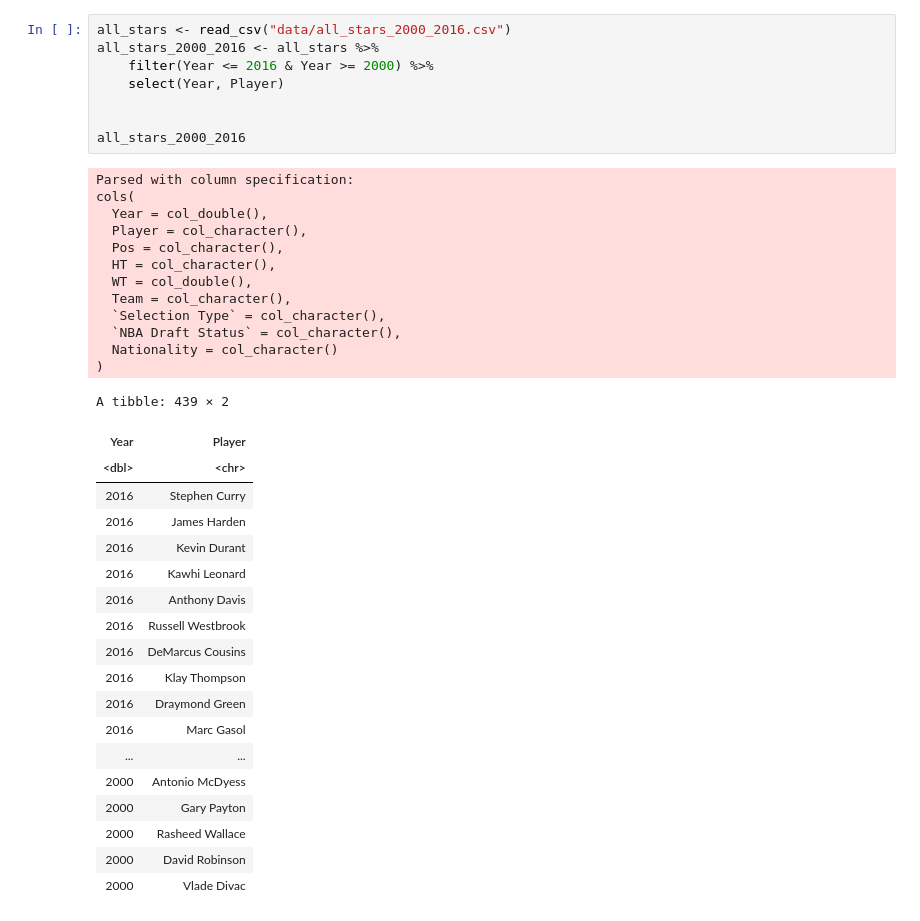
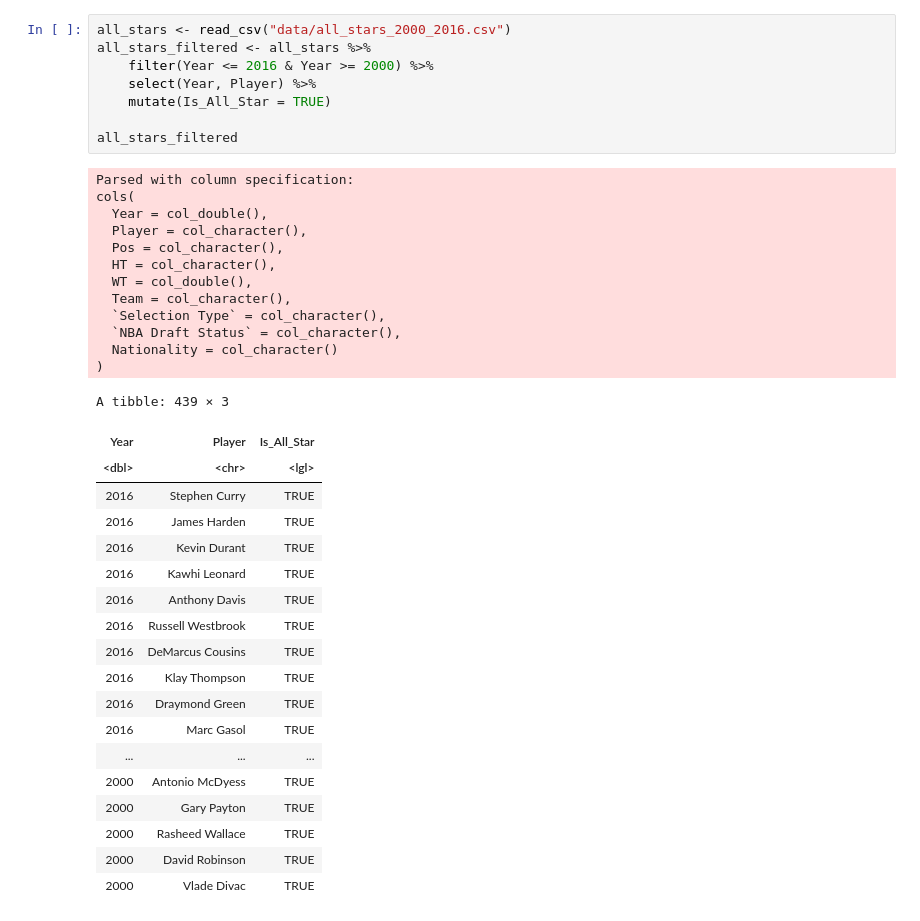
Before and after one commit to RayNguyent/DSCI-100-project, a Jupyter notebook: Untitled.ipynb, the cells around one changed output. Cells and saved outputs as stored; diff of their text form.

```diff
--- a/Untitled.ipynb
+++ b/Untitled.ipynb
@@ -52,40 +40,40 @@ A data.frame: 8582 × 109
 # %%
 all_stars <- read_csv("data/all_stars_2000_2016.csv")
-all_stars_2000_2016 <- all_stars %>%
+all_stars_filtered <- all_stars %>%
     filter(Year <= 2016 & Year >= 2000) %>%
-    select(Year, Player)
+    select(Year, Player) %>%
+    mutate(Is_All_Star = TRUE)
 
-
-all_stars_2000_2016
+all_stars_filtered
 # %% [output]
 Parsed with column specification:
 cols(
   Year = col_double(),
   Player = col_character(),
   Pos = col_character(),
   HT = col_character(),
   WT = col_double(),
   Team = col_character(),
   `Selection Type` = col_character(),
   `NBA Draft Status` = col_character(),
   Nationality = col_character()
 )
-A tibble: 439 × 2
+A tibble: 439 × 3
-| Year | Player |
-| <dbl> | <chr> |
-| 2016 | Stephen Curry |
-| 2016 | James Harden |
-| 2016 | Kevin Durant |
-| 2016 | Kawhi Leonard |
-| 2016 | Anthony Davis |
-| 2016 | Russell Westbrook |
-| 2016 | DeMarcus Cousins |
-| 2016 | Klay Thompson |
-| 2016 | Draymond Green |
-| 2016 | Marc Gasol |
-| ... | ... |
-| 2000 | Antonio McDyess |
-| 2000 | Gary Payton |
-| 2000 | Rasheed Wallace |
-| 2000 | David Robinson |
-| 2000 | Vlade Divac |
+| Year | Player | Is_All_Star |
+| <dbl> | <chr> | <lgl> |
+| 2016 | Stephen Curry | TRUE |
+| 2016 | James Harden | TRUE |
+| 2016 | Kevin Durant | TRUE |
+| 2016 | Kawhi Leonard | TRUE |
+| 2016 | Anthony Davis | TRUE |
+| 2016 | Russell Westbrook | TRUE |
+| 2016 | DeMarcus Cousins | TRUE |
+| 2016 | Klay Thompson | TRUE |
+| 2016 | Draymond Green | TRUE |
+| 2016 | Marc Gasol | TRUE |
+| ... | ... | ... |
+| 2000 | Antonio McDyess | TRUE |
+| 2000 | Gary Payton | TRUE |
+| 2000 | Rasheed Wallace | TRUE |
+| 2000 | David Robinson | TRUE |
+| 2000 | Vlade Divac | TRUE |
```
Also changed, not shown: parts of 4 cells of this notebook.
